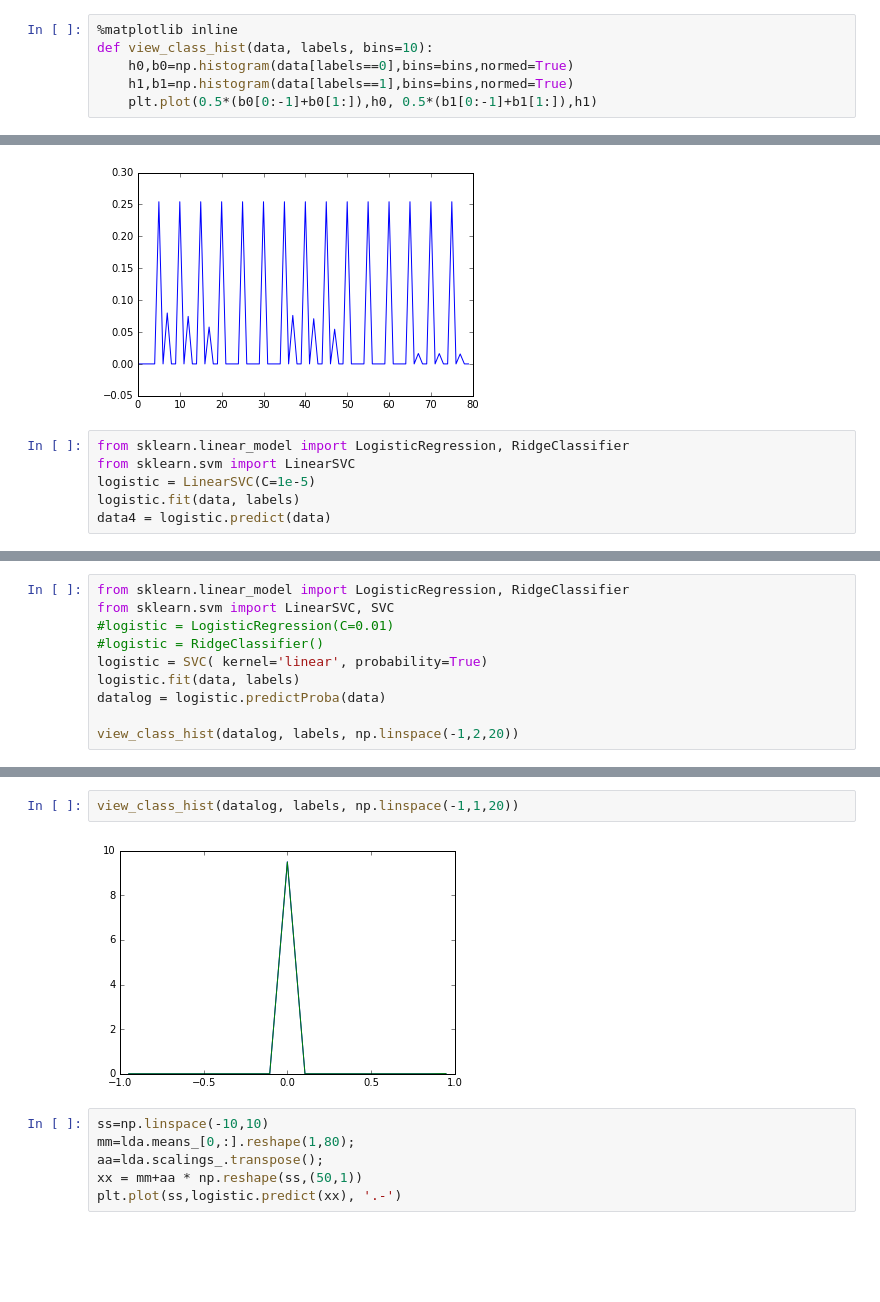
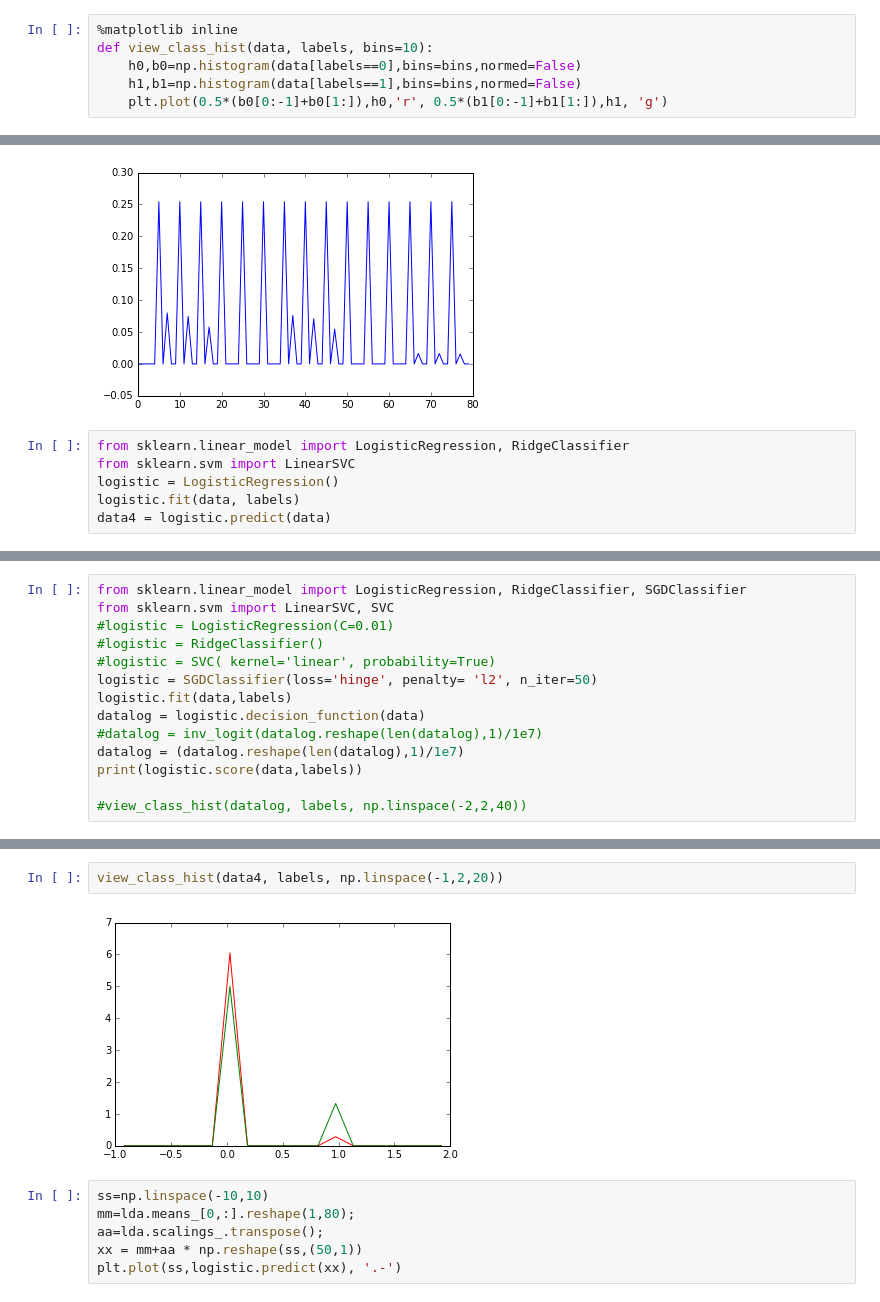
Before and after one commit to piperod/Activelearning-Slic, a Jupyter notebook: Replication_Preliminary_Results_Remi.ipynb, the cells around one changed output, grey strips where cells are left out. Saved outputs shown, nothing was run; the diff lists cells and outputs as text; blank space fills up the shorter version.

```diff
--- a/Replication_Preliminary_Results_Remi.ipynb
+++ b/Replication_Preliminary_Results_Remi.ipynb
@@ -312,7 +325,7 @@ data2 = lda.fit(data, labels).transform(data)
 # %%
 %matplotlib inline
 def view_class_hist(data, labels, bins=10):
-    h0,b0=np.histogram(data[labels==0],bins=bins,normed=True)
-    h1,b1=np.histogram(data[labels==1],bins=bins,normed=True)
-    plt.plot(0.5*(b0[0:-1]+b0[1:]),h0, 0.5*(b1[0:-1]+b1[1:]),h1)
+    h0,b0=np.histogram(data[labels==0],bins=bins,normed=False)
+    h1,b1=np.histogram(data[labels==1],bins=bins,normed=False)
+    plt.plot(0.5*(b0[0:-1]+b0[1:]),h0,'r', 0.5*(b1[0:-1]+b1[1:]),h1, 'g')
 # %%
@@ -350,6 +363,6 @@ plt.plot(pca.components_[0,:])
 # %%
 from sklearn.linear_model import LogisticRegression, RidgeClassifier
 from sklearn.svm import LinearSVC
-logistic = LinearSVC(C=1e-5)
+logistic = LogisticRegression()
 logistic.fit(data, labels)
 data4 = logistic.predict(data)
@@ -356,10 +374,14 @@ data4 = logistic.predict(data)
 # %%
-from sklearn.linear_model import LogisticRegression, RidgeClassifier
+from sklearn.linear_model import LogisticRegression, RidgeClassifier, SGDClassifier
 from sklearn.svm import LinearSVC, SVC
 #logistic = LogisticRegression(C=0.01)
 #logistic = RidgeClassifier()
-logistic = SVC( kernel='linear', probability=True)
-logistic.fit(data, labels)
-datalog = logistic.predictProba(data)
+#logistic = SVC( kernel='linear', probability=True)
+logistic = SGDClassifier(loss='hinge', penalty= 'l2', n_iter=50)
+logistic.fit(data,labels)
+datalog = logistic.decision_function(data)
+#datalog = inv_logit(datalog.reshape(len(datalog),1)/1e7)
+datalog = (datalog.reshape(len(datalog),1)/1e7)
+print(logistic.score(data,labels))
 
-view_class_hist(datalog, labels, np.linspace(-1,2,20))
+#view_class_hist(datalog, labels, np.linspace(-2,2,40))
@@ -366,7 +399,7 @@ view_class_hist(datalog, labels, np.linspace(-1,2,20))
 # %%
-view_class_hist(datalog, labels, np.linspace(-1,1,20))
+view_class_hist(data4, labels, np.linspace(-1,2,20))
 # %% [output]
-[figure, old version]
+[figure, new version]
 # %%
 ss=np.linspace(-10,10)
 mm=lda.means_[0,:].reshape(1,80);
```
Also changed, not shown: parts of 10 cells of this notebook.
